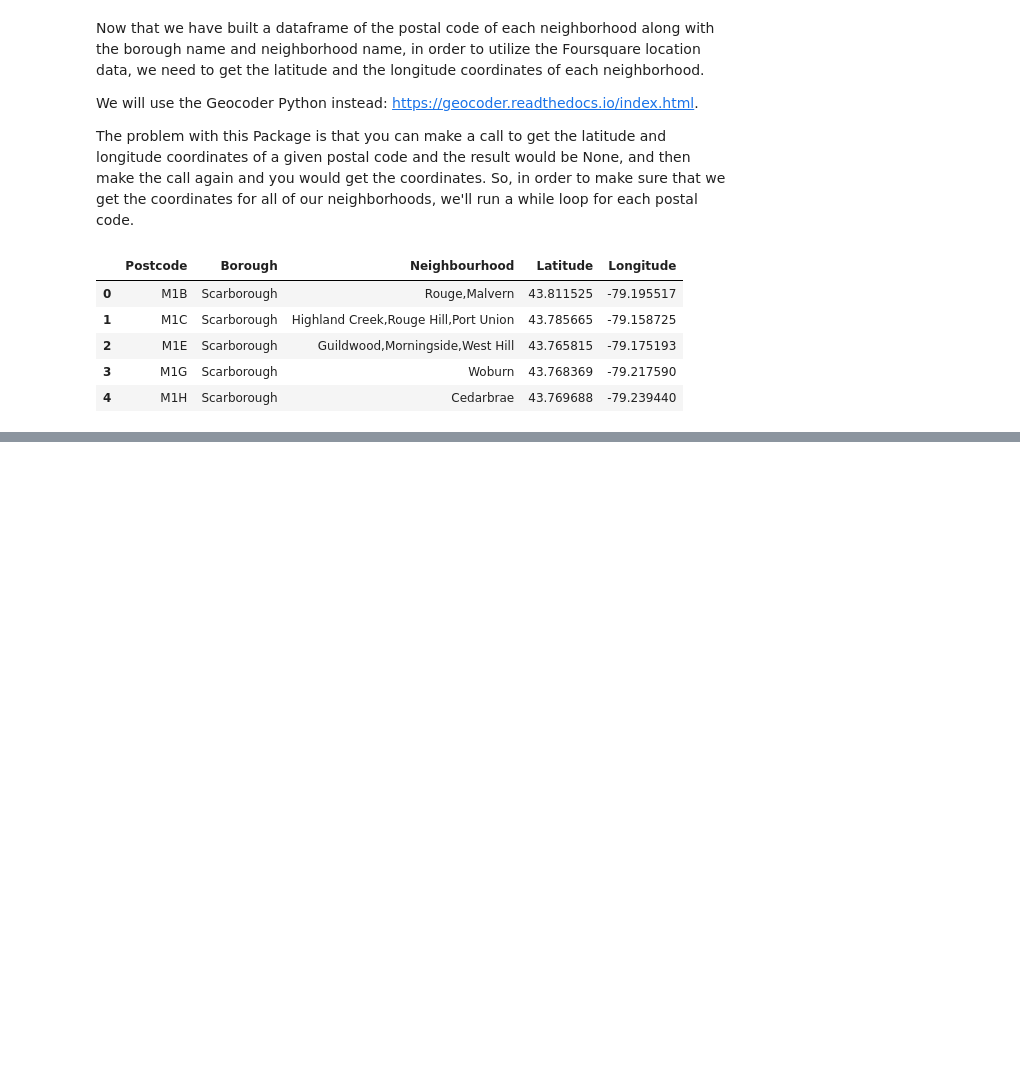
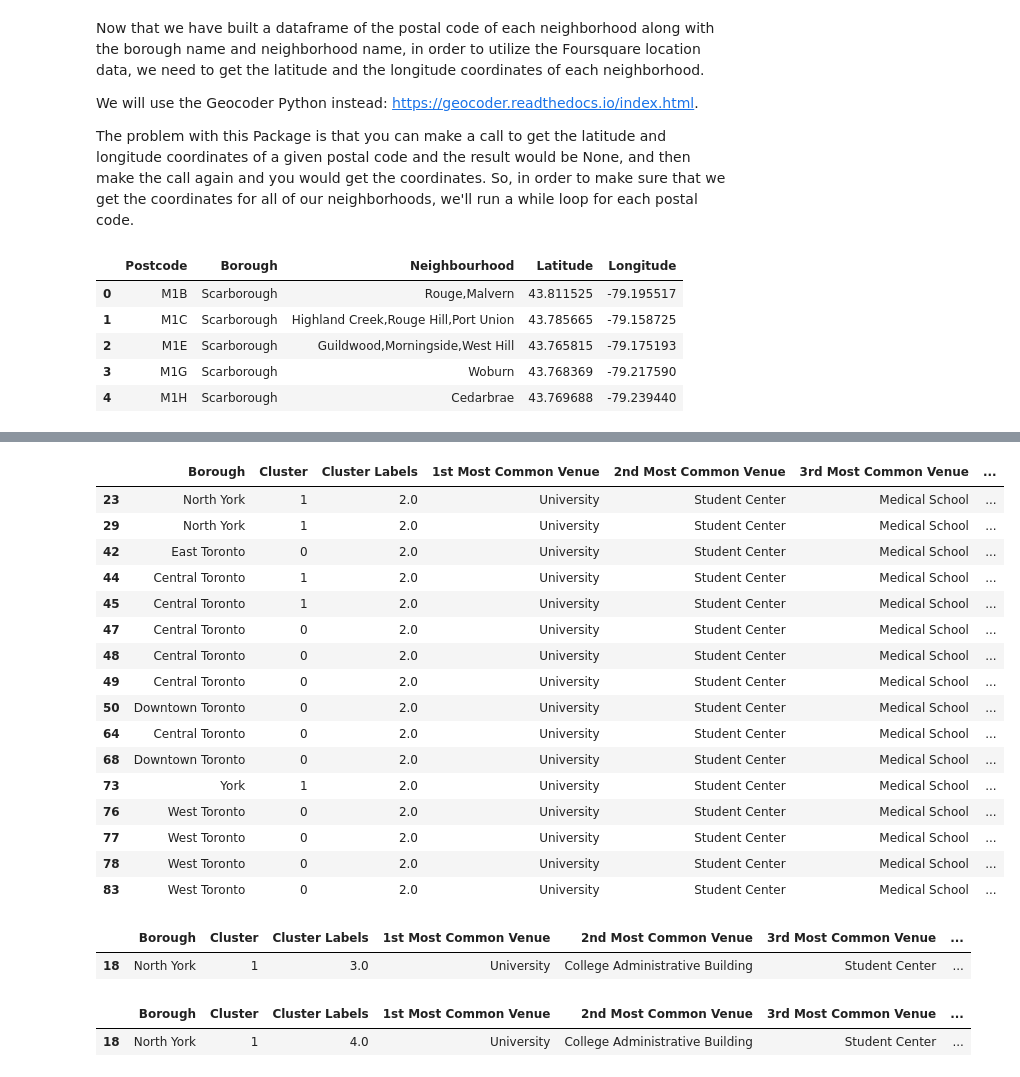
Before and after one commit to m23sawant/Coursera_Capstone, a Jupyter notebook: Capstone.ipynb, the cells around one changed output, grey strips where cells are left out. Cells and saved outputs as stored; diff of their text form; code cells hidden in the pictures; blank space fills up the shorter version.

```diff
--- a/Capstone.ipynb
+++ b/Capstone.ipynb
@@ -173,0 +466,30 @@ toronto_map
+# %%
+toronto_merged.loc[toronto_merged['Cluster Labels'] == 2, toronto_merged.columns[[1] + list(range(5, toronto_merged.shape[1]))]]
+# %% [output]
+|  | Borough | Cluster | Cluster Labels | 1st Most Common Venue | 2nd Most Common Venue | 3rd Most Common Venue | ... |
+| 23 | North York | 1 | 2.0 | University | Student Center | Medical School | ... |
+| 29 | North York | 1 | 2.0 | University | Student Center | Medical School | ... |
+| 42 | East Toronto | 0 | 2.0 | University | Student Center | Medical School | ... |
+| 44 | Central Toronto | 1 | 2.0 | University | Student Center | Medical School | ... |
+| 45 | Central Toronto | 1 | 2.0 | University | Student Center | Medical School | ... |
+| 47 | Central Toronto | 0 | 2.0 | University | Student Center | Medical School | ... |
+| 48 | Central Toronto | 0 | 2.0 | University | Student Center | Medical School | ... |
+| 49 | Central Toronto | 0 | 2.0 | University | Student Center | Medical School | ... |
+| 50 | Downtown Toronto | 0 | 2.0 | University | Student Center | Medical School | ... |
+| 64 | Central Toronto | 0 | 2.0 | University | Student Center | Medical School | ... |
+| 68 | Downtown Toronto | 0 | 2.0 | University | Student Center | Medical School | ... |
+| 73 | York | 1 | 2.0 | University | Student Center | Medical School | ... |
+| 76 | West Toronto | 0 | 2.0 | University | Student Center | Medical School | ... |
+| 77 | West Toronto | 0 | 2.0 | University | Student Center | Medical School | ... |
+| 78 | West Toronto | 0 | 2.0 | University | Student Center | Medical School | ... |
+| 83 | West Toronto | 0 | 2.0 | University | Student Center | Medical School | ... |
+# %%
+toronto_merged.loc[toronto_merged['Cluster Labels'] == 3, toronto_merged.columns[[1] + list(range(5, toronto_merged.shape[1]))]]
+# %% [output]
+|  | Borough | Cluster | Cluster Labels | 1st Most Common Venue | 2nd Most Common Venue | 3rd Most Common Venue | ... |
+| 18 | North York | 1 | 3.0 | University | College Administrative Building | Student Center | ... |
+# %%
+toronto_merged.loc[toronto_merged['Cluster Labels'] == 4, toronto_merged.columns[[1] + list(range(5, toronto_merged.shape[1]))]]
+# %% [output]
+|  | Borough | Cluster | Cluster Labels | 1st Most Common Venue | 2nd Most Common Venue | 3rd Most Common Venue | ... |
+| 18 | North York | 1 | 4.0 | University | College Administrative Building | Student Center | ... |
```
Also changed, not shown: parts of 25 cells of this notebook, 1 other file.
